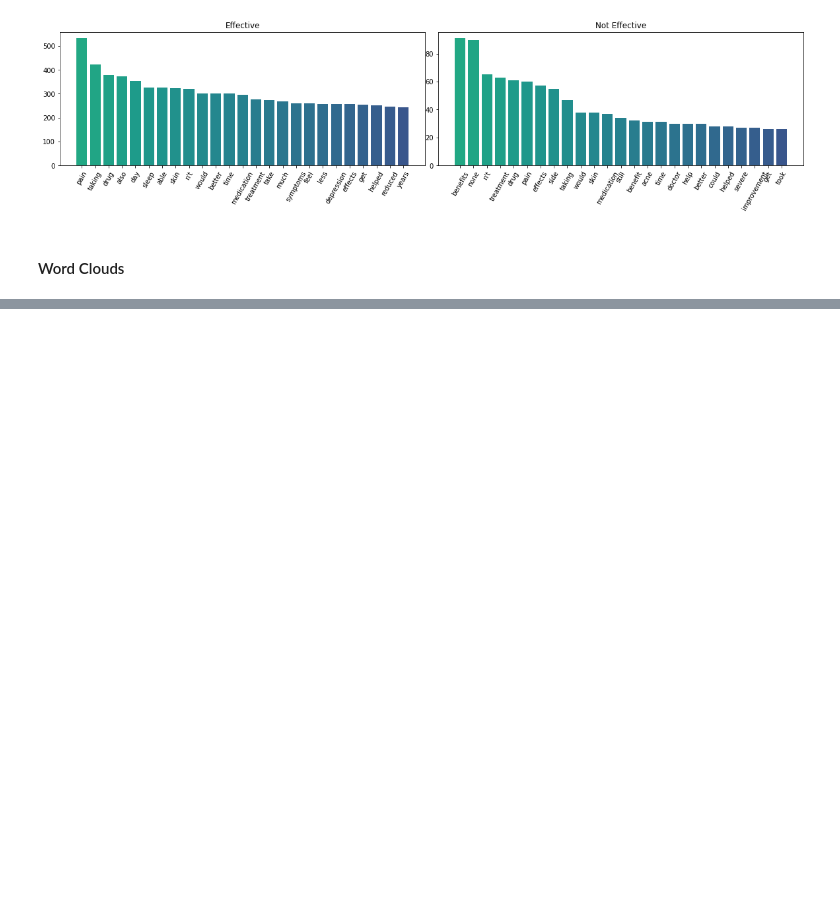
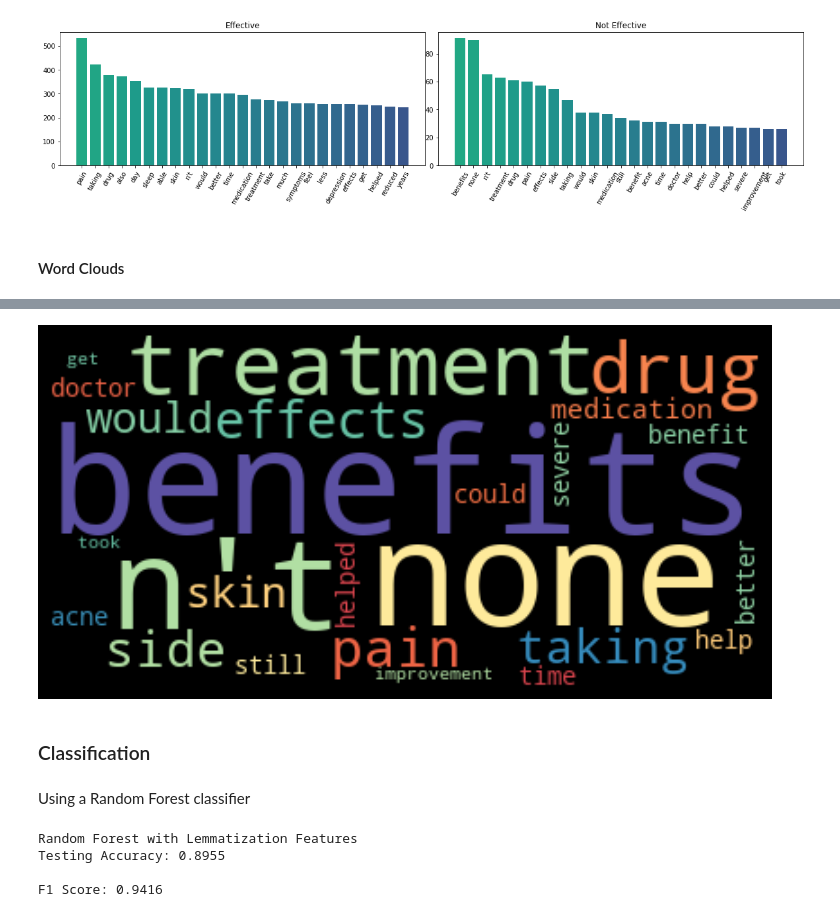
Before and after one commit to WickedoneC/Healthcare, a Jupyter notebook: Druglib NLP/Druglib_FullText.ipynb, the cells around one changed output, grey strips where cells are left out. Cells and saved outputs as stored; diff of their text form; code cells hidden in the pictures; blank space fills up the shorter version.

```diff
--- a/Druglib NLP/Druglib_FullText.ipynb
+++ b/Druglib NLP/Druglib_FullText.ipynb
@@ -777,0 +823,16 @@ plt.show()
+# %%
+wordcloud = WordCloud(colormap='Spectral').generate_from_frequencies(not_effective_dictionary)
+
+plt.figure(figsize=(10,10), facecolor='k')
+plt.imshow(wordcloud, interpolation='bilinear')
+plt.axis("off")
+plt.tight_layout(pad=0)
+# plt.savefig('not_satire_wordcloud.png')
+
+plt.show()
+# %% [output]
+[figure, added]
+# %% [markdown]
+### Classification
+# %% [markdown]
+Using a Random Forest classifier
@@ -777,0 +845,12 @@ plt.show()
+# %%
+rf_acc_score_lem = accuracy_score(y_test_lem, rf_test_preds_lem)
+rf_f1_score_lem = f1_score(y_test_lem, rf_test_preds_lem)
+print('Random Forest with Lemmatization Features')
+print("Testing Accuracy: {:.4}".format(rf_acc_score_lem))
+print()
+print("F1 Score: {:.4}".format(rf_f1_score_lem))
+# %% [output]
+Random Forest with Lemmatization Features
+Testing Accuracy: 0.8955
+
+F1 Score: 0.9416
```
Also changed, not shown: parts of 8 cells of this notebook.
